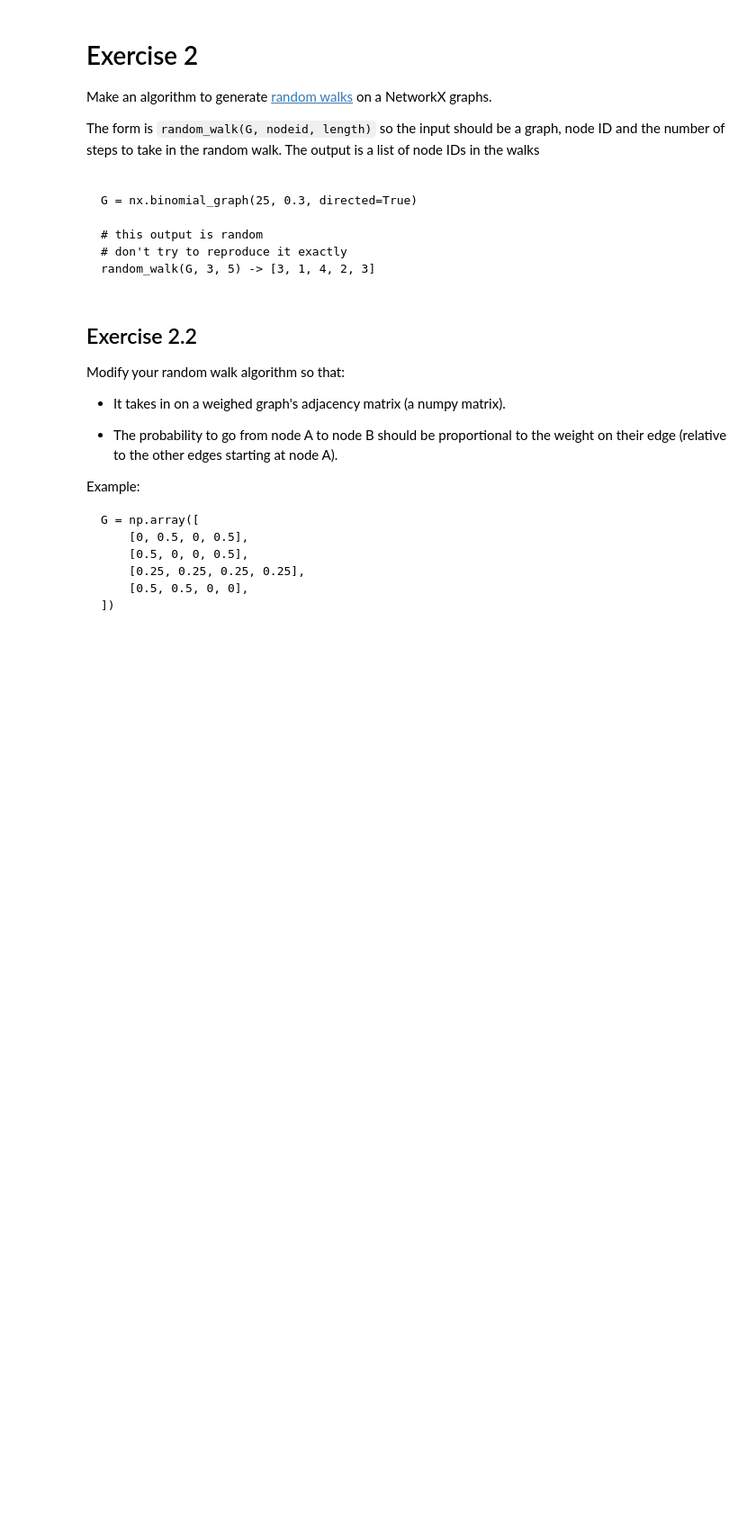
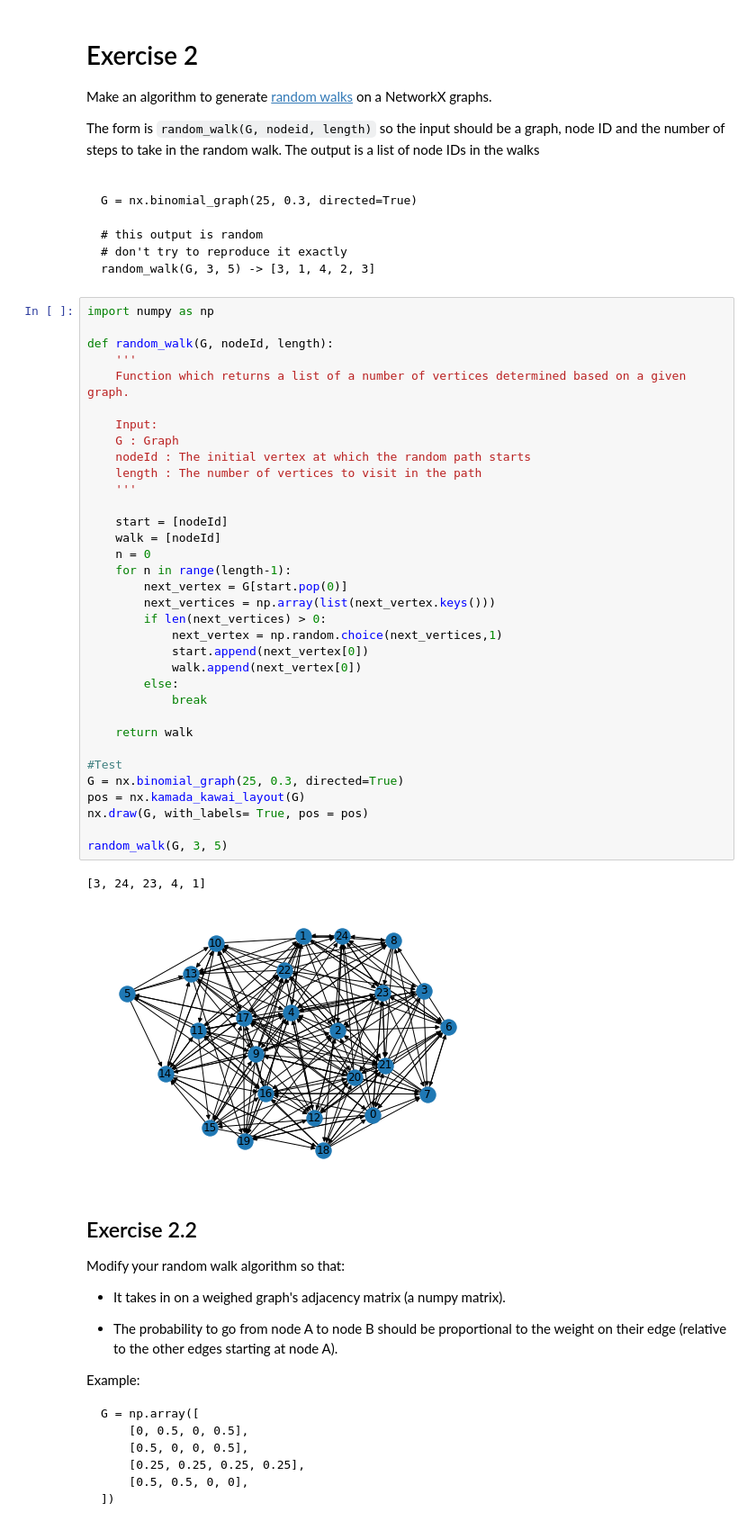
Before and after one commit to cb-ds-1/m1-11-networks, a Jupyter notebook: Workshop Graphs.ipynb, the cells around one changed output. Shown at 90% size. Cells and saved outputs as stored; diff of their text form; blank space fills up the shorter version.

````diff
--- a/Workshop Graphs.ipynb
+++ b/Workshop Graphs.ipynb
@@ -51,6 +138,43 @@ G = nx.binomial_graph(25, 0.3, directed=True)
 # don't try to reproduce it exactly
 random_walk(G, 3, 5) -> [3, 1, 4, 2, 3]
 ```
+# %%
+import numpy as np
+
+def random_walk(G, nodeId, length):
+    '''
+    Function which returns a list of a number of vertices determined based on a given graph.
+
+    Input:
+    G : Graph
+    nodeId : The initial vertex at which the random path starts
+    length : The number of vertices to visit in the path
+    '''
+
+    start = [nodeId]
+    walk = [nodeId]
+    n = 0
+    for n in range(length-1):
+        next_vertex = G[start.pop(0)]
+        next_vertices = np.array(list(next_vertex.keys()))
+        if len(next_vertices) > 0:
+            next_vertex = np.random.choice(next_vertices,1)
+            start.append(next_vertex[0])
+            walk.append(next_vertex[0])
+        else:
+            break
+
+    return walk
+
+#Test
+G = nx.binomial_graph(25, 0.3, directed=True)
+pos = nx.kamada_kawai_layout(G)
+nx.draw(G, with_labels= True, pos = pos)
+
+random_walk(G, 3, 5)
+# %% [output]
+[3, 24, 23, 4, 1]
+[figure, added]
 # %% [markdown]
 ## Exercise 2.2
 
````
Also changed, not shown: parts of 6 cells of this notebook.
